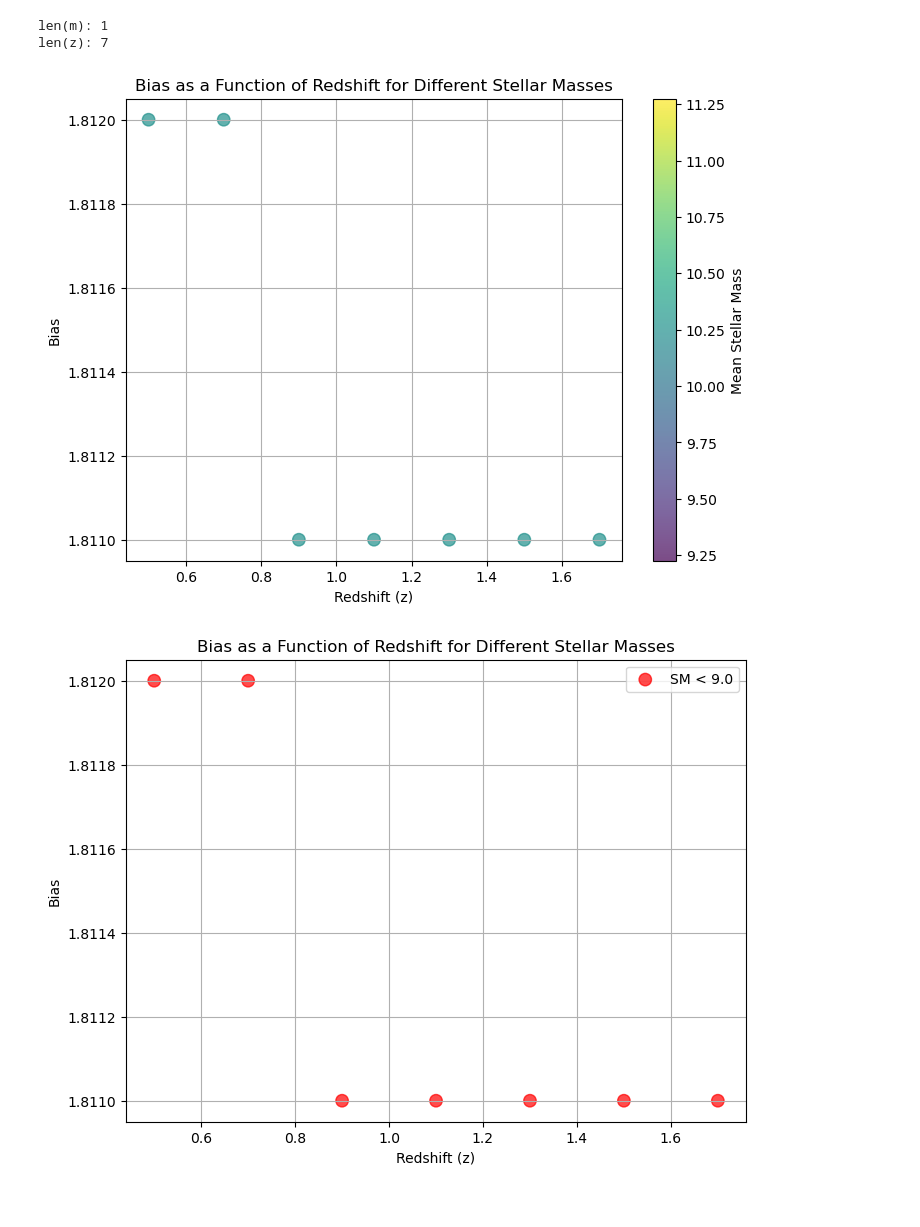
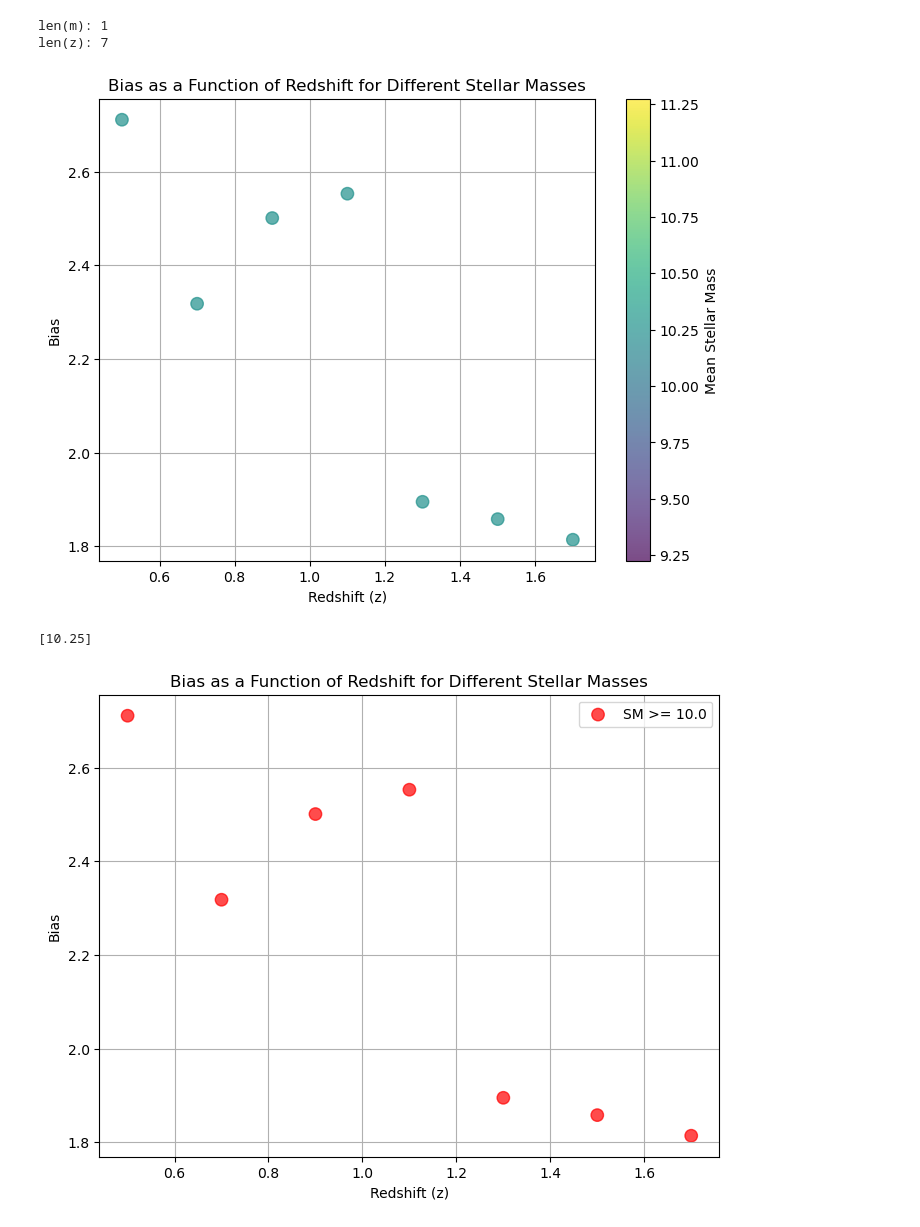
Before and after one commit to OtiliaIrina/Master_Thesis, a Jupyter notebook: SN-E2.ipynb, the cells around one changed output. Cells and saved outputs as stored; diff of their text form; code cells hidden in the pictures.

```diff
--- a/SN-E2.ipynb
+++ b/SN-E2.ipynb
@@ -241,8 +241,7 @@ class CorrelationFunction:
 # Create CorrelationFunction objects with the same configuration
 corr_funcs = []
 
-#for i, catalog in enumerate(catalogs):
-for i, subsample in enumerate(subsamples):
+for i, catalog in enumerate(catalogs):
 
     corr_func = CorrelationFunction(catalog, randoms, config)
     corr_func.process()
@@ -651,40 +654,44 @@ plt.savefig(os.path.join(directory_SN_E2, "Bias_vs_redshift_for_diff_SM_SN-E2.pn
 plt.grid(True)
 plt.show()
 # %% [output]
-[figure, old version]
+[figure, new version]
+# %%
+print(np.unique(sm_means))
+# %% [output]
+[10.25]
 # %%
 
 # Extract z_mean and bias values from the loaded data
 diff_biases = diff[:, 1]  # Assuming bias is in the second column
 sm_means = diff[:, 0]  # Assuming SM_mean is in the first column
 
 # Define a function to assign colors based on SM_mean
 def get_color(sm):
     if sm < 9.0:
         return 'b'
     elif sm < 10.0:
         return 'g'
     else:
         return 'r'
 
 # Create a list of colors based on SM_mean values
 colors = [get_color(sm) for sm in sm_means]
-legend_labels = ['SM < 9.0', '9.0 <= SM < 10.0', 'SM >= 10.0']
+legend_labels = [ 'SM >= 10.0']
 
 
 # Create a scatter plot
 plt.figure(figsize=(8, 6))
 plt.scatter(redshifts, diff_biases, c=colors, s=80, alpha=0.7)
 plt.xlabel('Redshift (z)')
 plt.ylabel('Bias')
 plt.title('Bias as a Function of Redshift for Different Stellar Masses')
 plt.legend(legend_labels)
 plt.grid(True)
 plt.savefig(os.path.join(directory_SN_E2, "Bias_vs_redshift_for_diff_SM_SN-E2.png"))
 
 plt.show()
 # %% [output]
-[figure, old version]
+[figure, new version]
 # %%
 sm_means = [subsample.info['SM_mean'] for subsample in subsamples]
 
```
Also changed, not shown: parts of 11 cells of this notebook, 9 other files.
